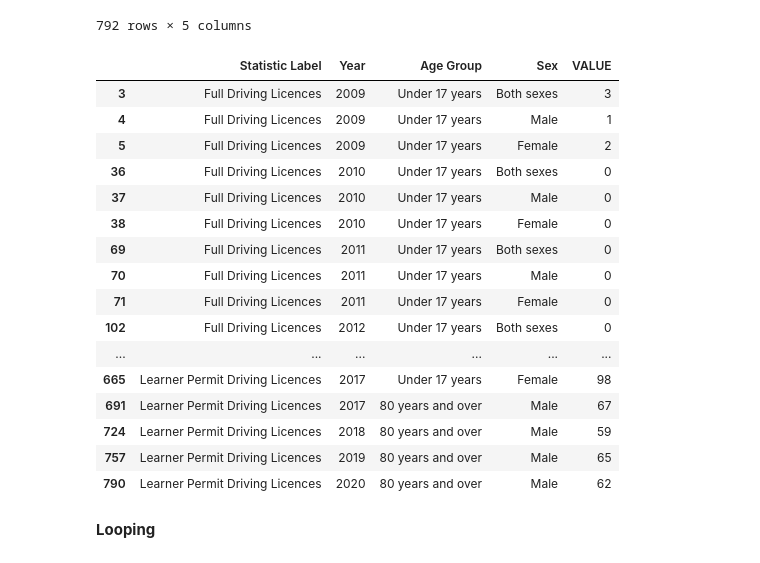
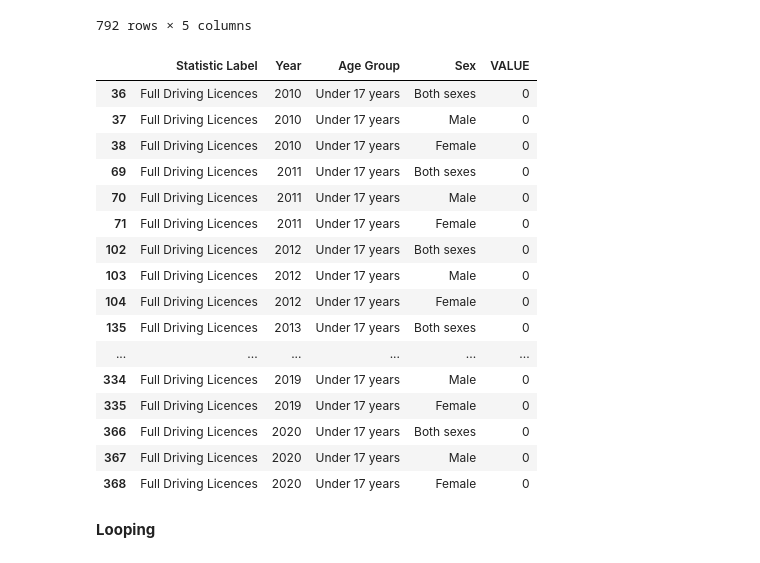
Before and after one commit to hartyl1/UCDPA_harty, a Jupyter notebook: Copy_of_Copy_of_Untitled12.ipynb, the cells around one changed output. Drawn from its saved outputs; the diff is of its cells as text; code cells hidden in the pictures.

```diff
--- a/Copy_of_Copy_of_Untitled12.ipynb
+++ b/Copy_of_Copy_of_Untitled12.ipynb
@@ -306,12 +298,9 @@ Driving_Licenses
 | 791 | Learner Permit Driving Licences | 2020 | 80 years and over | Female | 179 |
 792 rows × 5 columns
 # %%
-Driving_Licenses[Driving_Licenses["VALUE"]<100]
+Driving_Licenses[Driving_Licenses["VALUE"]<1]
 # %% [output]
 |  | Statistic Label | Year | Age Group | Sex | VALUE |
-| 3 | Full Driving Licences | 2009 | Under 17 years | Both sexes | 3 |
-| 4 | Full Driving Licences | 2009 | Under 17 years | Male | 1 |
-| 5 | Full Driving Licences | 2009 | Under 17 years | Female | 2 |
 | 36 | Full Driving Licences | 2010 | Under 17 years | Both sexes | 0 |
 | 37 | Full Driving Licences | 2010 | Under 17 years | Male | 0 |
 | 38 | Full Driving Licences | 2010 | Under 17 years | Female | 0 |
@@ -319,12 +308,15 @@ Driving_Licenses[Driving_Licenses["VALUE"]<100]
 | 70 | Full Driving Licences | 2011 | Under 17 years | Male | 0 |
 | 71 | Full Driving Licences | 2011 | Under 17 years | Female | 0 |
 | 102 | Full Driving Licences | 2012 | Under 17 years | Both sexes | 0 |
+| 103 | Full Driving Licences | 2012 | Under 17 years | Male | 0 |
+| 104 | Full Driving Licences | 2012 | Under 17 years | Female | 0 |
+| 135 | Full Driving Licences | 2013 | Under 17 years | Both sexes | 0 |
 | ... | ... | ... | ... | ... | ... |
-| 665 | Learner Permit Driving Licences | 2017 | Under 17 years | Female | 98 |
-| 691 | Learner Permit Driving Licences | 2017 | 80 years and over | Male | 67 |
-| 724 | Learner Permit Driving Licences | 2018 | 80 years and over | Male | 59 |
-| 757 | Learner Permit Driving Licences | 2019 | 80 years and over | Male | 65 |
-| 790 | Learner Permit Driving Licences | 2020 | 80 years and over | Male | 62 |
+| 334 | Full Driving Licences | 2019 | Under 17 years | Male | 0 |
+| 335 | Full Driving Licences | 2019 | Under 17 years | Female | 0 |
+| 366 | Full Driving Licences | 2020 | Under 17 years | Both sexes | 0 |
+| 367 | Full Driving Licences | 2020 | Under 17 years | Male | 0 |
+| 368 | Full Driving Licences | 2020 | Under 17 years | Female | 0 |
 # %% [markdown]
 **Looping**
 # %%
```
Also changed, not shown: parts of 10 cells of this notebook.
